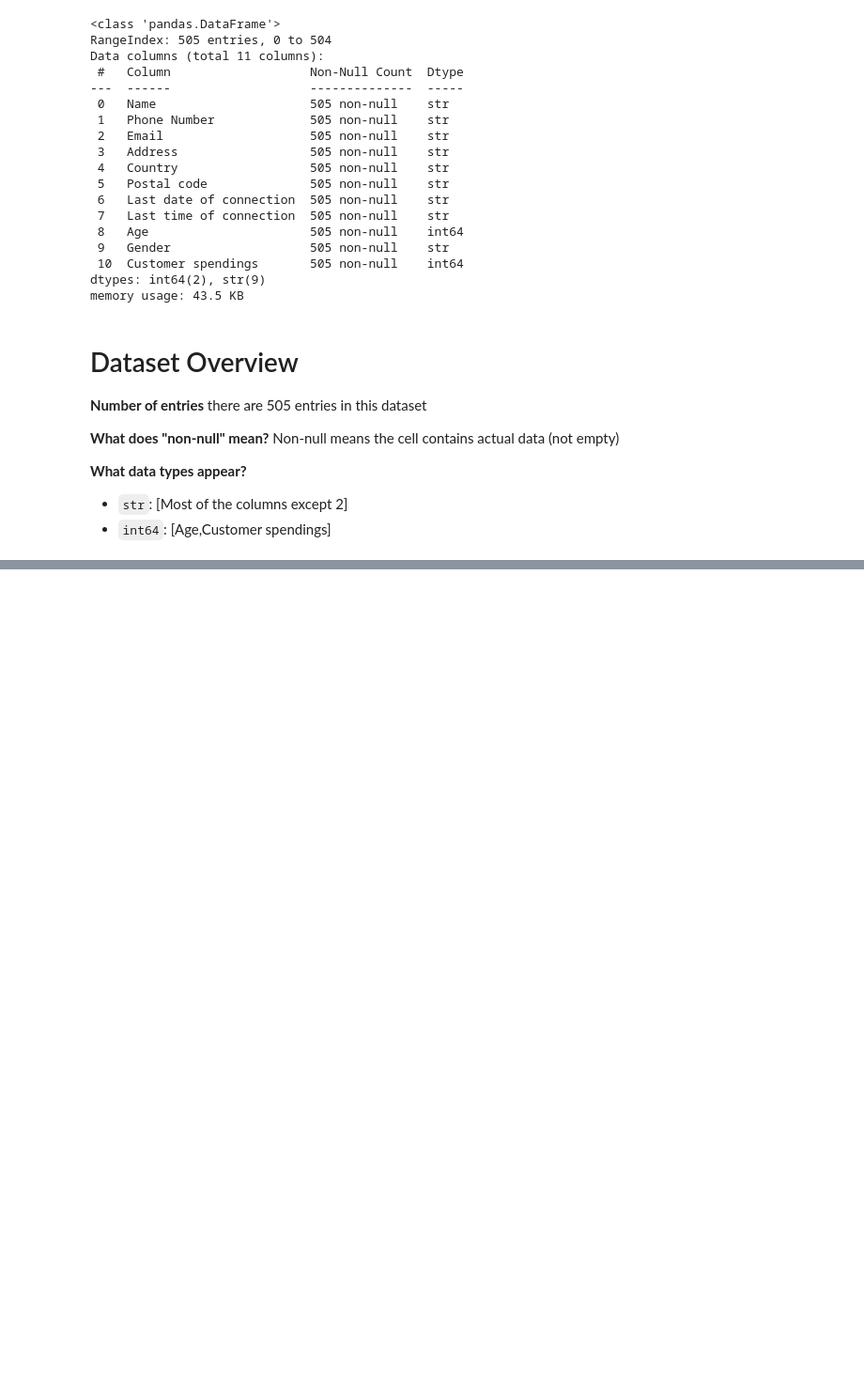
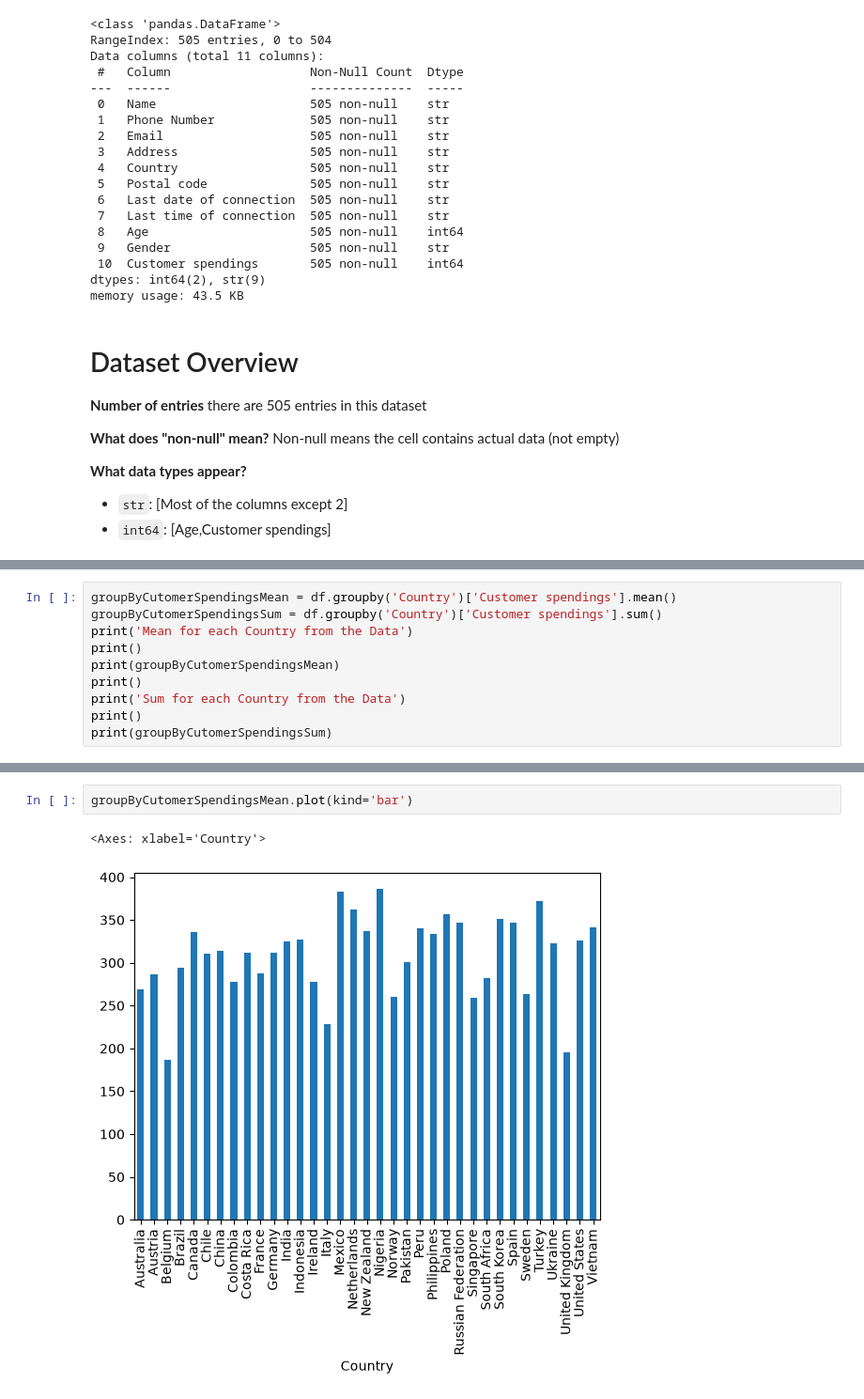
Before and after one commit to Saad05-dev/sell4all-data-management, a Jupyter notebook: exploration.ipynb, the cells around one changed output, grey strips where cells are left out. Shown at 94% size. Cells and saved outputs as stored; diff of their text form; blank space fills up the shorter version.

```diff
--- a/exploration.ipynb
+++ b/exploration.ipynb
@@ -44,0 +79,10 @@ Non-null means the cell contains actual data (not empty)
+# %%
+groupByCutomerSpendingsMean = df.groupby('Country')['Customer spendings'].mean()
+groupByCutomerSpendingsSum = df.groupby('Country')['Customer spendings'].sum()
+print('Mean for each Country from the Data')
+print()
+print(groupByCutomerSpendingsMean)
+print()
+print('Sum for each Country from the Data')
+print()
+print(groupByCutomerSpendingsSum)
@@ -44,0 +107,5 @@ Non-null means the cell contains actual data (not empty)
+# %%
+groupByCutomerSpendingsMean.plot(kind='bar')
+# %% [output]
+<Axes: xlabel='Country'>
+[figure, added]
```
Also changed, not shown: parts of 10 cells of this notebook, 5 other files.
